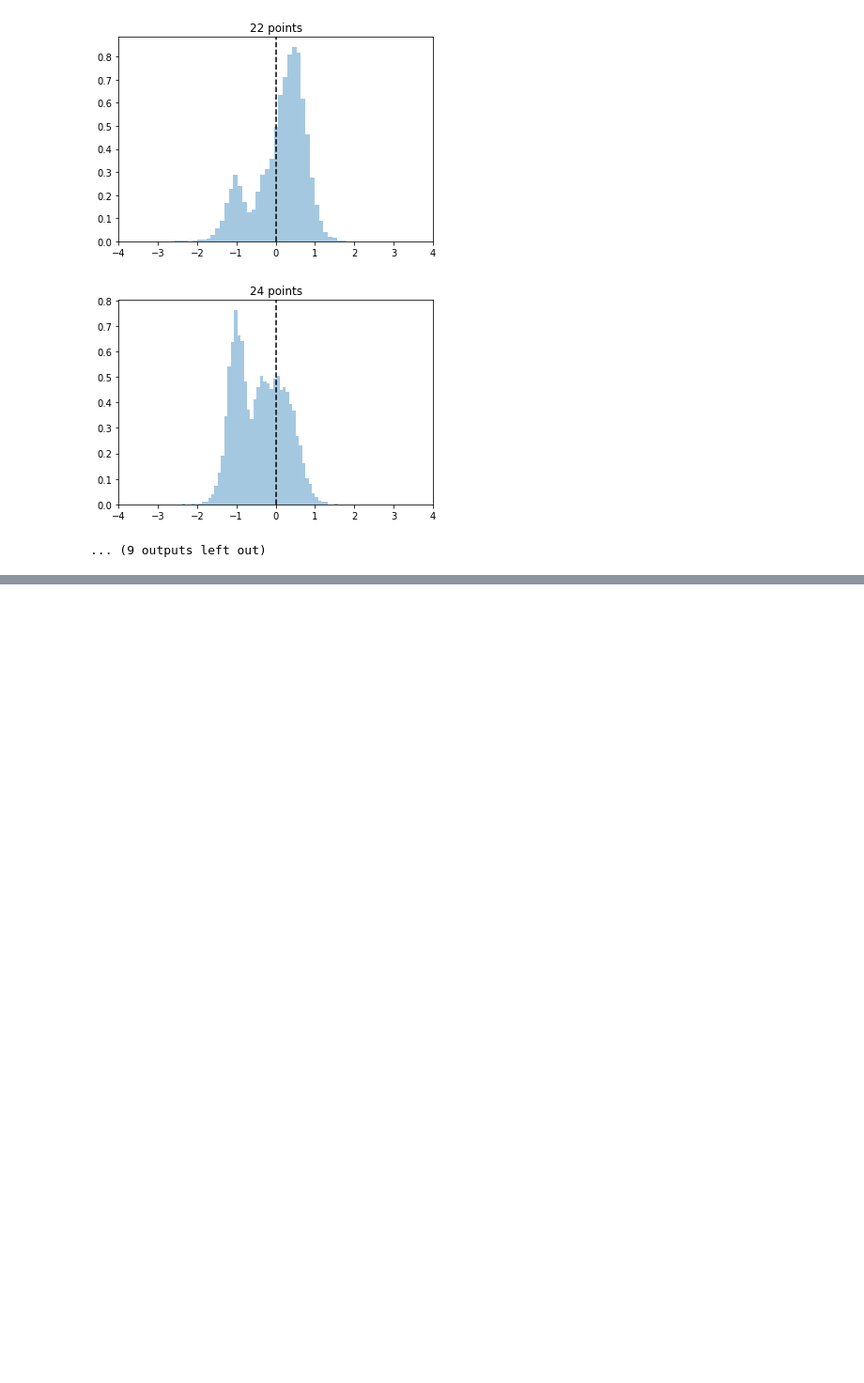
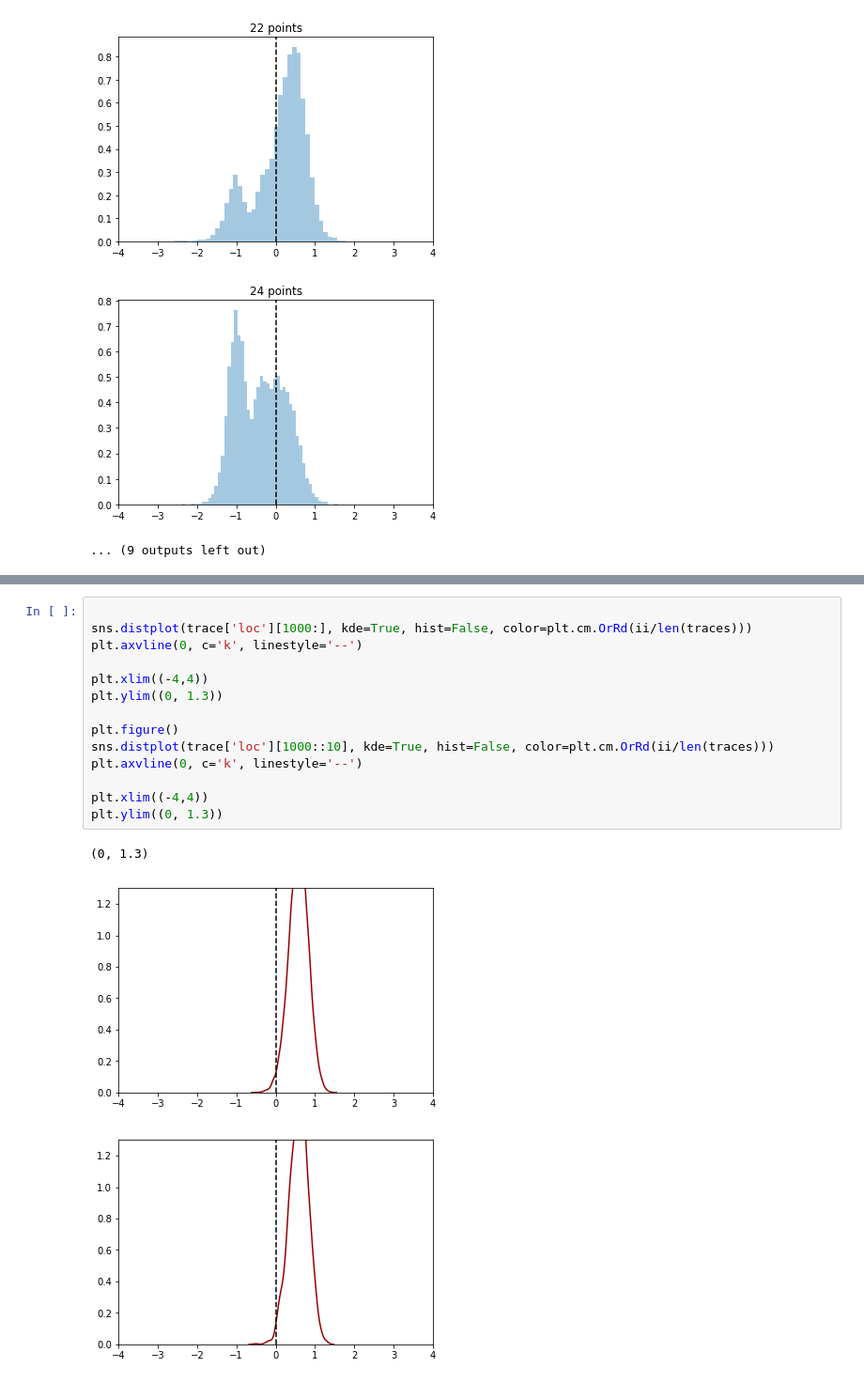
Before and after one commit to balarsen/pymc_learning, a Jupyter notebook: pitch_angle/Cauchy1.ipynb, the cells around one changed output, grey strips where cells are left out. Shown at 94% size. Saved outputs shown, nothing was run; the diff lists cells and outputs as text; blank space fills up the shorter version.

```diff
--- a/pitch_angle/Cauchy1.ipynb
+++ b/pitch_angle/Cauchy1.ipynb
@@ -282,0 +345,18 @@ plt.ylim((0, 1.3))
+# %%
+
+sns.distplot(trace['loc'][1000:], kde=True, hist=False, color=plt.cm.OrRd(ii/len(traces)))
+plt.axvline(0, c='k', linestyle='--')
+
+plt.xlim((-4,4))
+plt.ylim((0, 1.3))
+
+plt.figure()
+sns.distplot(trace['loc'][1000::10], kde=True, hist=False, color=plt.cm.OrRd(ii/len(traces)))
+plt.axvline(0, c='k', linestyle='--')
+
+plt.xlim((-4,4))
+plt.ylim((0, 1.3))
+# %% [output]
+(0, 1.3)
+[figure, added]
+[figure, added]
```
Also changed, not shown: parts of 12 cells of this notebook.
